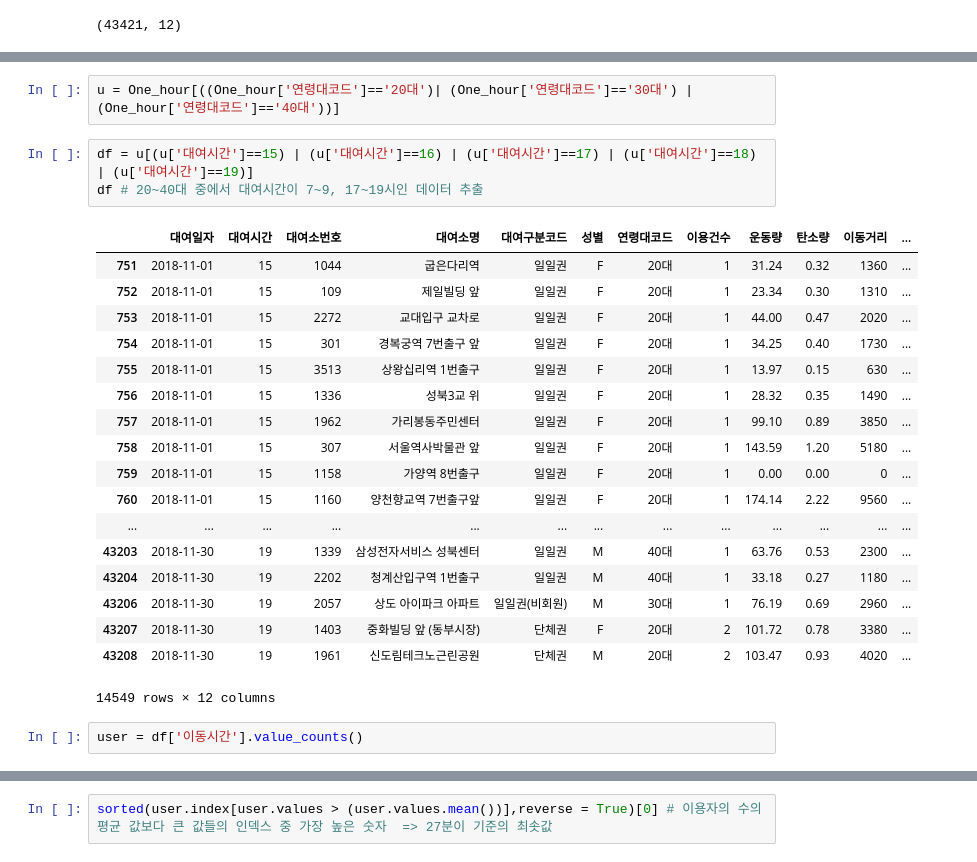
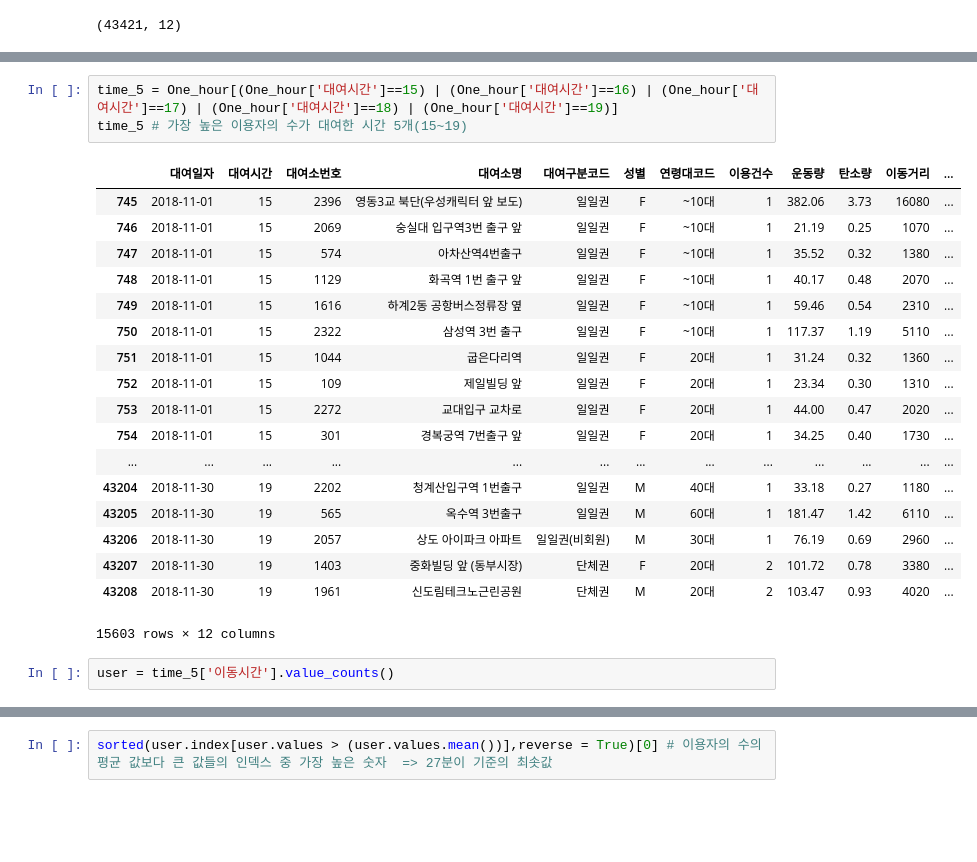
Before and after one commit to sy-k-98/practice, a Jupyter notebook: 11조_따릉이.ipynb, the cells around one changed output, grey strips where cells are left out. Cells and saved outputs as stored; diff of their text form; blank space fills up the shorter version.

```diff
--- a/11조.ipynb
+++ b/11조_따릉이.ipynb
@@ -107,29 +89,27 @@ Text(0,0.5,'이용자의 수(명)')
-# %%
-u = One_hour[((One_hour['연령대코드']=='20대')| (One_hour['연령대코드']=='30대') | (One_hour['연령대코드']=='40대'))]
-# %%
-df = u[(u['대여시간']==15) | (u['대여시간']==16) | (u['대여시간']==17) | (u['대여시간']==18) | (u['대여시간']==19)]
-df # 20~40대 중에서 대여시간이 7~9, 17~19시인 데이터 추출
-# %% [output]
-|  | 대여일자 | 대여시간 | 대여소번호 | 대여소명 | 대여구분코드 | 성별 | 연령대코드 | 이용건수 | 운동량 | 탄소량 | 이동거리 | ... |
-| 751 | 2018-11-01 | 15 | 1044 | 굽은다리역 | 일일권 | F | 20대 | 1 | 31.24 | 0.32 | 1360 | ... |
-| 752 | 2018-11-01 | 15 | 109 | 제일빌딩 앞 | 일일권 | F | 20대 | 1 | 23.34 | 0.30 | 1310 | ... |
-| 753 | 2018-11-01 | 15 | 2272 | 교대입구 교차로 | 일일권 | F | 20대 | 1 | 44.00 | 0.47 | 2020 | ... |
-| 754 | 2018-11-01 | 15 | 301 | 경복궁역 7번출구 앞 | 일일권 | F | 20대 | 1 | 34.25 | 0.40 | 1730 | ... |
-| 755 | 2018-11-01 | 15 | 3513 | 상왕십리역 1번출구 | 일일권 | F | 20대 | 1 | 13.97 | 0.15 | 630 | ... |
-| 756 | 2018-11-01 | 15 | 1336 | 성북3교 위 | 일일권 | F | 20대 | 1 | 28.32 | 0.35 | 1490 | ... |
-| 757 | 2018-11-01 | 15 | 1962 | 가리봉동주민센터 | 일일권 | F | 20대 | 1 | 99.10 | 0.89 | 3850 | ... |
-| 758 | 2018-11-01 | 15 | 307 | 서울역사박물관 앞 | 일일권 | F | 20대 | 1 | 143.59 | 1.20 | 5180 | ... |
-| 759 | 2018-11-01 | 15 | 1158 | 가양역 8번출구 | 일일권 | F | 20대 | 1 | 0.00 | 0.00 | 0 | ... |
-| 760 | 2018-11-01 | 15 | 1160 | 양천향교역 7번출구앞 | 일일권 | F | 20대 | 1 | 174.14 | 2.22 | 9560 | ... |
-| ... | ... | ... | ... | ... | ... | ... | ... | ... | ... | ... | ... | ... |
-| 43203 | 2018-11-30 | 19 | 1339 | 삼성전자서비스 성북센터 | 일일권 | M | 40대 | 1 | 63.76 | 0.53 | 2300 | ... |
-| 43204 | 2018-11-30 | 19 | 2202 | 청계산입구역 1번출구 | 일일권 | M | 40대 | 1 | 33.18 | 0.27 | 1180 | ... |
-| 43206 | 2018-11-30 | 19 | 2057 | 상도 아이파크 아파트 | 일일권(비회원) | M | 30대 | 1 | 76.19 | 0.69 | 2960 | ... |
-| 43207 | 2018-11-30 | 19 | 1403 | 중화빌딩 앞 (동부시장) | 단체권 | F | 20대 | 2 | 101.72 | 0.78 | 3380 | ... |
-| 43208 | 2018-11-30 | 19 | 1961 | 신도림테크노근린공원 | 단체권 | M | 20대 | 2 | 103.47 | 0.93 | 4020 | ... |
-14549 rows × 12 columns
+# %%
+time_5 = One_hour[(One_hour['대여시간']==15) | (One_hour['대여시간']==16) | (One_hour['대여시간']==17) | (One_hour['대여시간']==18) | (One_hour['대여시간']==19)]
+time_5 # 가장 높은 이용자의 수가 대여한 시간 5개(15~19)
+# %% [output]
+|  | 대여일자 | 대여시간 | 대여소번호 | 대여소명 | 대여구분코드 | 성별 | 연령대코드 | 이용건수 | 운동량 | 탄소량 | 이동거리 | ... |
+| 745 | 2018-11-01 | 15 | 2396 | 영동3교 북단(우성캐릭터 앞 보도) | 일일권 | F | ~10대 | 1 | 382.06 | 3.73 | 16080 | ... |
+| 746 | 2018-11-01 | 15 | 2069 | 숭실대 입구역3번 출구 앞 | 일일권 | F | ~10대 | 1 | 21.19 | 0.25 | 1070 | ... |
+| 747 | 2018-11-01 | 15 | 574 | 아차산역4번출구 | 일일권 | F | ~10대 | 1 | 35.52 | 0.32 | 1380 | ... |
+| 748 | 2018-11-01 | 15 | 1129 | 화곡역 1번 출구 앞 | 일일권 | F | ~10대 | 1 | 40.17 | 0.48 | 2070 | ... |
+| 749 | 2018-11-01 | 15 | 1616 | 하계2동 공항버스정류장 옆 | 일일권 | F | ~10대 | 1 | 59.46 | 0.54 | 2310 | ... |
+| 750 | 2018-11-01 | 15 | 2322 | 삼성역 3번 출구 | 일일권 | F | ~10대 | 1 | 117.37 | 1.19 | 5110 | ... |
+| 751 | 2018-11-01 | 15 | 1044 | 굽은다리역 | 일일권 | F | 20대 | 1 | 31.24 | 0.32 | 1360 | ... |
+| 752 | 2018-11-01 | 15 | 109 | 제일빌딩 앞 | 일일권 | F | 20대 | 1 | 23.34 | 0.30 | 1310 | ... |
+| 753 | 2018-11-01 | 15 | 2272 | 교대입구 교차로 | 일일권 | F | 20대 | 1 | 44.00 | 0.47 | 2020 | ... |
+| 754 | 2018-11-01 | 15 | 301 | 경복궁역 7번출구 앞 | 일일권 | F | 20대 | 1 | 34.25 | 0.40 | 1730 | ... |
+| ... | ... | ... | ... | ... | ... | ... | ... | ... | ... | ... | ... | ... |
+| 43204 | 2018-11-30 | 19 | 2202 | 청계산입구역 1번출구 | 일일권 | M | 40대 | 1 | 33.18 | 0.27 | 1180 | ... |
+| 43205 | 2018-11-30 | 19 | 565 | 옥수역 3번출구 | 일일권 | M | 60대 | 1 | 181.47 | 1.42 | 6110 | ... |
+| 43206 | 2018-11-30 | 19 | 2057 | 상도 아이파크 아파트 | 일일권(비회원) | M | 30대 | 1 | 76.19 | 0.69 | 2960 | ... |
+| 43207 | 2018-11-30 | 19 | 1403 | 중화빌딩 앞 (동부시장) | 단체권 | F | 20대 | 2 | 101.72 | 0.78 | 3380 | ... |
+| 43208 | 2018-11-30 | 19 | 1961 | 신도림테크노근린공원 | 단체권 | M | 20대 | 2 | 103.47 | 0.93 | 4020 | ... |
+15603 rows × 12 columns
 # %%
-user = df['이동시간'].value_counts()
+user = time_5['이동시간'].value_counts()
 # %%
 plt.grid()
 plt.scatter(x = user.index, y = user.values) # x축이 이용시간(분),  y축이 이용시간 count값
```
Also changed, not shown: parts of 8 cells of this notebook.
